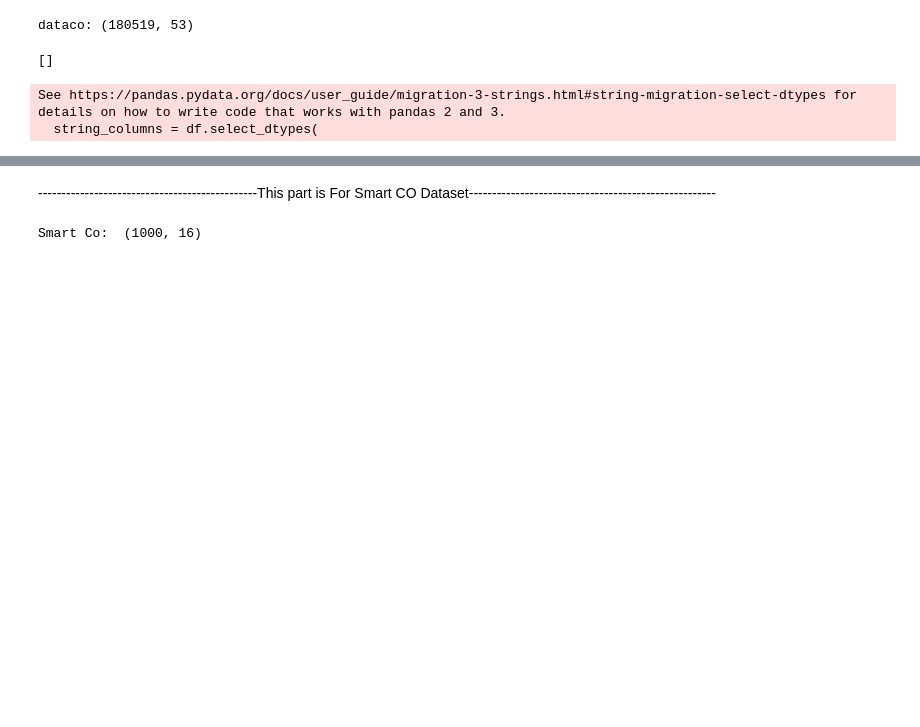
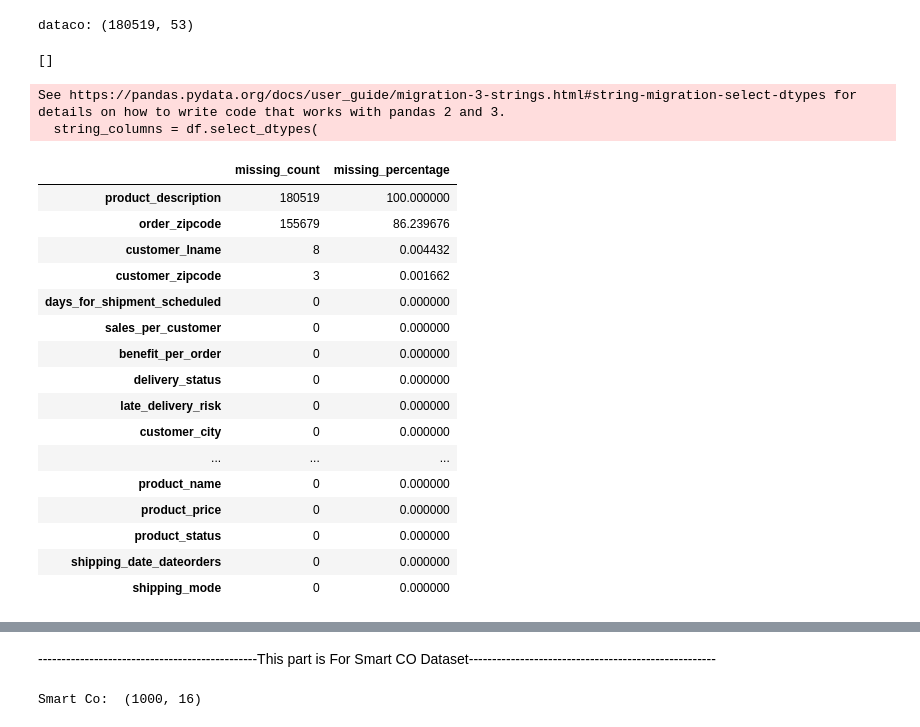
Before and after one commit to anuj22045/cargopulse-ai, a Jupyter notebook: backend/notebooks/02_data_cleaning.ipynb, the cells around one changed output, grey strips where cells are left out. Drawn from its saved outputs; the diff is of its cells as text; code cells hidden in the pictures; blank space fills up the shorter version.

Commit message:
data cleaning done

```diff
--- a/backend/notebooks/02_data_cleaning.ipynb
+++ b/backend/notebooks/02_data_cleaning.ipynb
@@ -71,3 +71,19 @@ MISSING_TOKENS = [
     "None",
     "none"
 ]
+# %%
+# Build a missing-value report
+def missing_report(df):
+    report = pd.DataFrame({
+        "missing_count": df.isnull().sum(),
+        "missing_percentage": (
+            df.isnull().sum()
+            / len(df)
+            * 100
+        )
+    })
+
+    return report.sort_values(
+        "missing_percentage",
+        ascending=False
+    )
@@ -103,0 +178,21 @@ dataco = dataco.replace(
+# %%
+dataco_missing = missing_report(dataco)
+dataco_missing
+# %% [output]
+|  | missing_count | missing_percentage |
+| product_description | 180519 | 100.000000 |
+| order_zipcode | 155679 | 86.239676 |
+| customer_lname | 8 | 0.004432 |
+| customer_zipcode | 3 | 0.001662 |
+| days_for_shipment_scheduled | 0 | 0.000000 |
+| sales_per_customer | 0 | 0.000000 |
+| benefit_per_order | 0 | 0.000000 |
+| delivery_status | 0 | 0.000000 |
+| late_delivery_risk | 0 | 0.000000 |
+| customer_city | 0 | 0.000000 |
+| ... | ... | ... |
+| product_name | 0 | 0.000000 |
+| product_price | 0 | 0.000000 |
+| product_status | 0 | 0.000000 |
+| shipping_date_dateorders | 0 | 0.000000 |
+| shipping_mode | 0 | 0.000000 |
```
Also changed, not shown: parts of 71 cells of this notebook, 2 other files.
